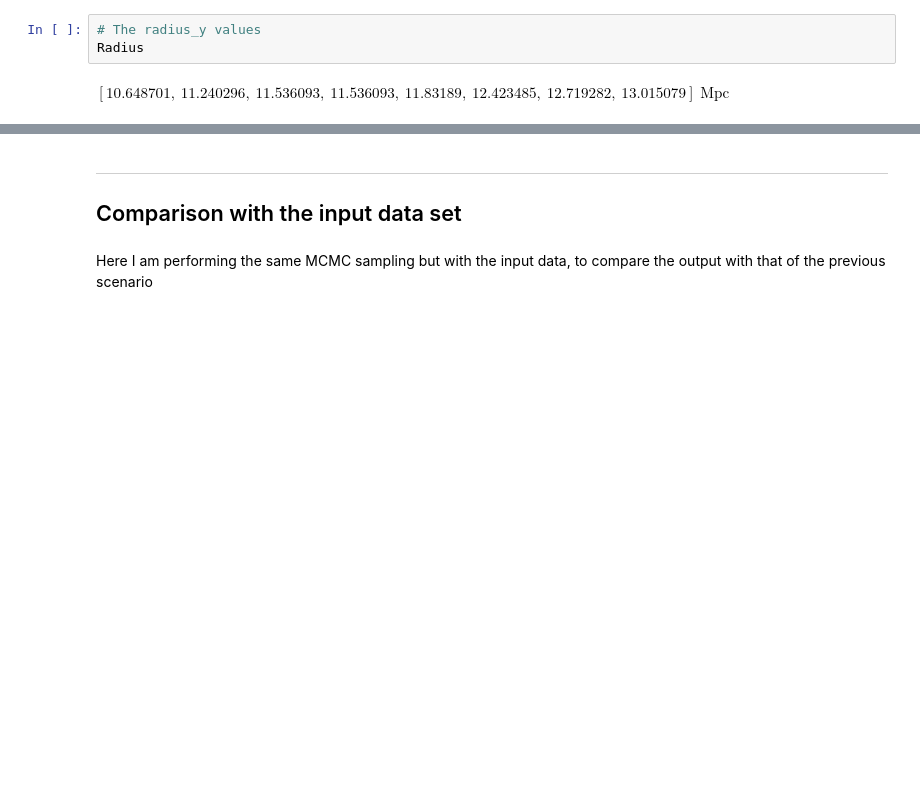
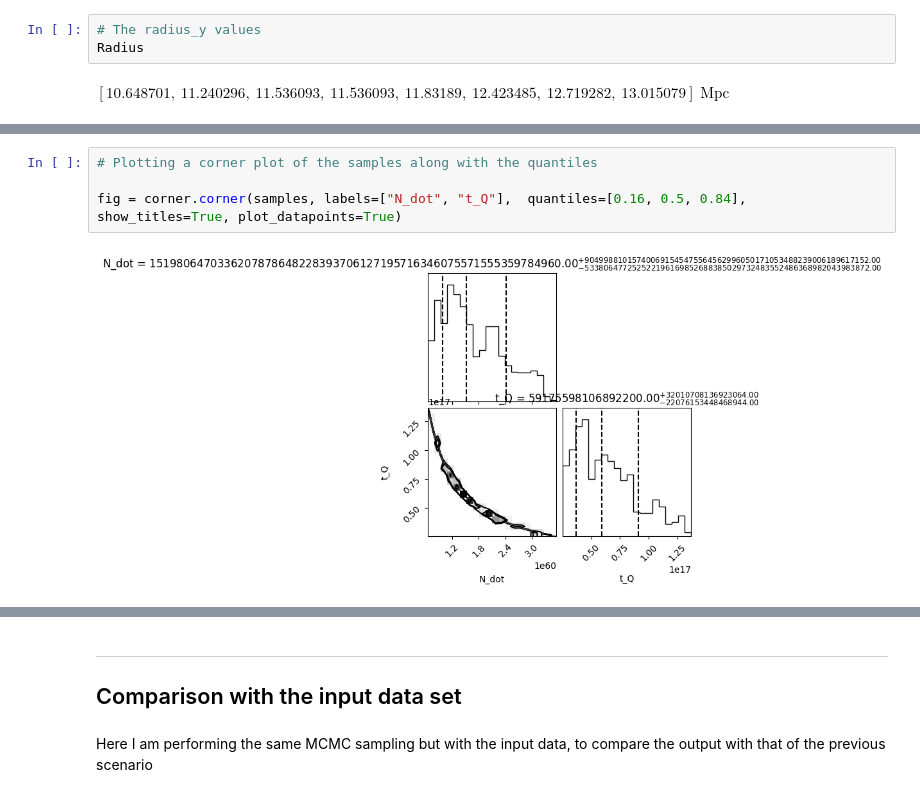
Before and after one commit to Booritth-Balaji/SZ-Quasar-CMB, a Jupyter notebook: Codes/Test.ipynb, the cells around one changed output, grey strips where cells are left out. Drawn from its saved outputs; the diff is of its cells as text; blank space fills up the shorter version.

```diff
--- a/Codes/Test.ipynb
+++ b/Codes/Test.ipynb
@@ -175,0 +198,6 @@ array([0.168, 0.169, 0.082, 0.108, 0.125, 0.103, 0.133, 0.18 , 0.144,
+# %%
+# Plotting a corner plot of the samples along with the quantiles
+
+fig = corner.corner(samples, labels=["N_dot", "t_Q"],  quantiles=[0.16, 0.5, 0.84], show_titles=True, plot_datapoints=True)
+# %% [output]
+[figure, added]
```
Also changed, not shown: parts of 10 cells of this notebook, 1 other file.
